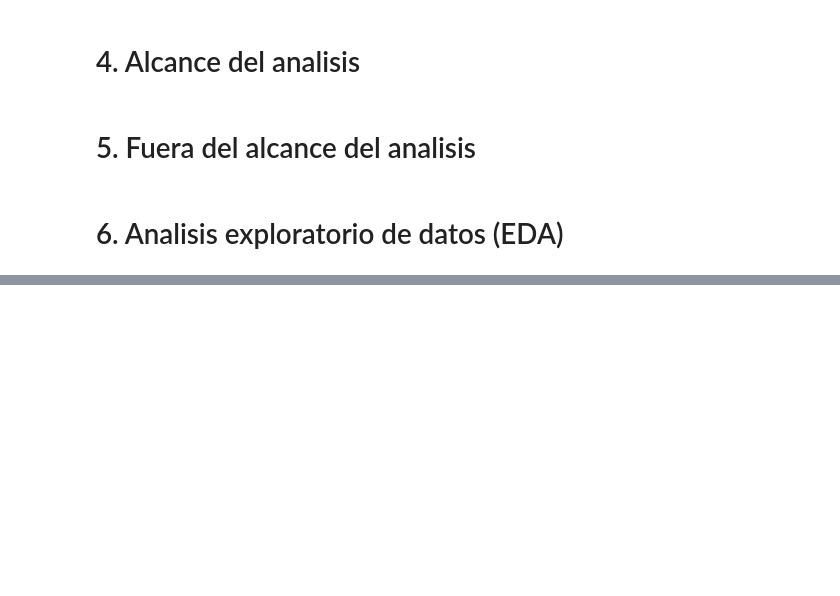
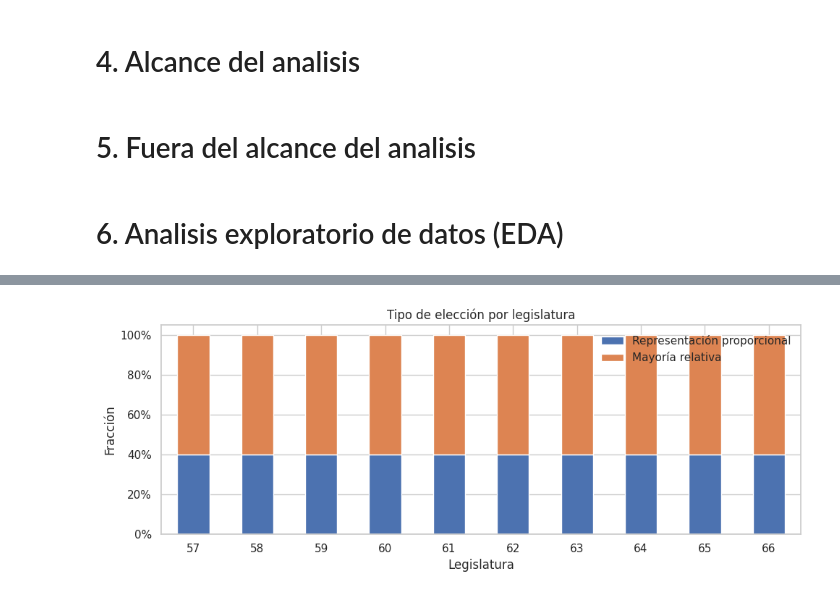
Before and after one commit to AngelsalamancaCar/diputrax, a Jupyter notebook: notebooks/diputrax.ipynb, the cells around one changed output, grey strips where cells are left out. Saved outputs shown, nothing was run; the diff lists cells and outputs as text; code cells hidden in the pictures; blank space fills up the shorter version.

```diff
--- a/notebooks/diputrax.ipynb
+++ b/notebooks/diputrax.ipynb
@@ -800,0 +939,19 @@ print(f'Columns with nulls: {len(miss_nonzero)}')
+# %%
+if 'mayoria_relativa' in df.columns:
+    mr = df.groupby(['legislatura_num', 'mayoria_relativa']).size().unstack(fill_value=0)
+    mr.columns = ['Representación proporcional', 'Mayoría relativa']
+    mr_pct = mr.div(mr.sum(axis=1), axis=0)
+
+    fig, ax = plt.subplots(figsize=(10, 4))
+    mr_pct.plot.bar(stacked=True, ax=ax,
+                    color=['#4C72B0', '#DD8452'], edgecolor='white')
+    ax.set_title('Tipo de elección por legislatura')
+    ax.set_xlabel('Legislatura')
+    ax.set_ylabel('Fracción')
+    ax.yaxis.set_major_formatter(mticker.PercentFormatter(1.0))
+    ax.legend(loc='upper right')
+    plt.xticks(rotation=0)
+    plt.tight_layout()
+    plt.show()
+# %% [output]
+[figure, added]
```
Also changed, not shown: parts of 34 cells of this notebook, 2 other files.
